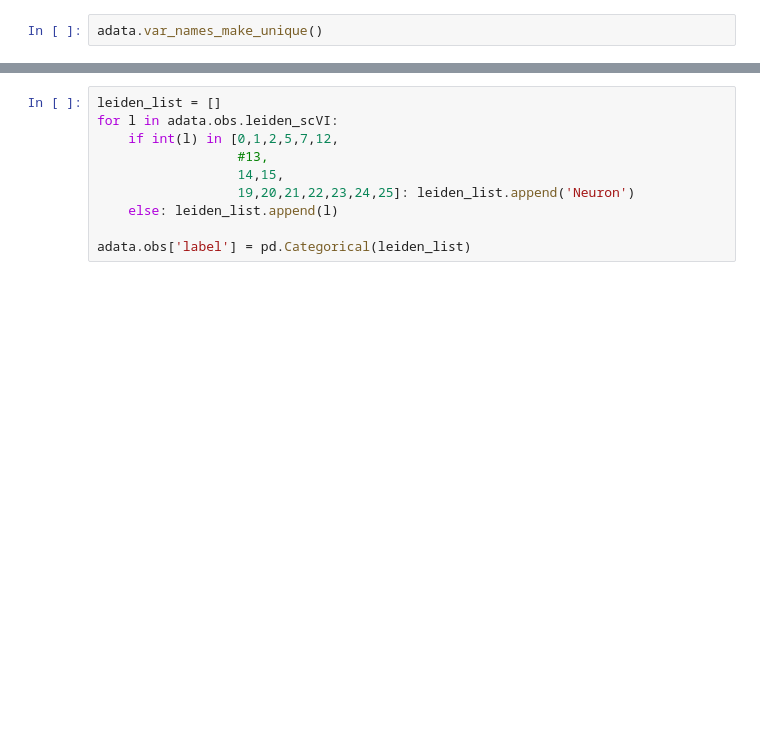
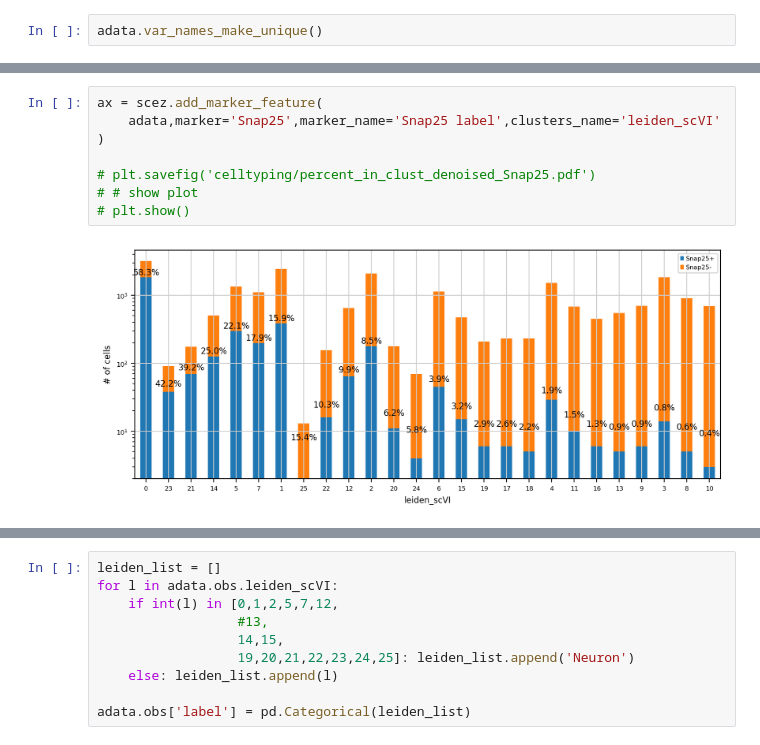
Before and after one commit to SABAFQ/MDMA-scRNAseq, a Jupyter notebook: 2-celltyping.ipynb, the cells around one changed output, grey strips where cells are left out. Cells and saved outputs as stored; diff of their text form; blank space fills up the shorter version.

```diff
--- a/2-celltyping.ipynb
+++ b/2-celltyping.ipynb
@@ -109,0 +62,10 @@ AnnData object with n_obs × n_vars = 21614 × 10013
+# %%
+ax = scez.add_marker_feature(
+    adata,marker='Snap25',marker_name='Snap25 label',clusters_name='leiden_scVI'
+)
+
+# plt.savefig('celltyping/percent_in_clust_denoised_Snap25.pdf')
+# # show plot
+# plt.show()
+# %% [output]
+[figure, added]
```
Also changed, not shown: parts of 70 cells of this notebook, 12 other files.
